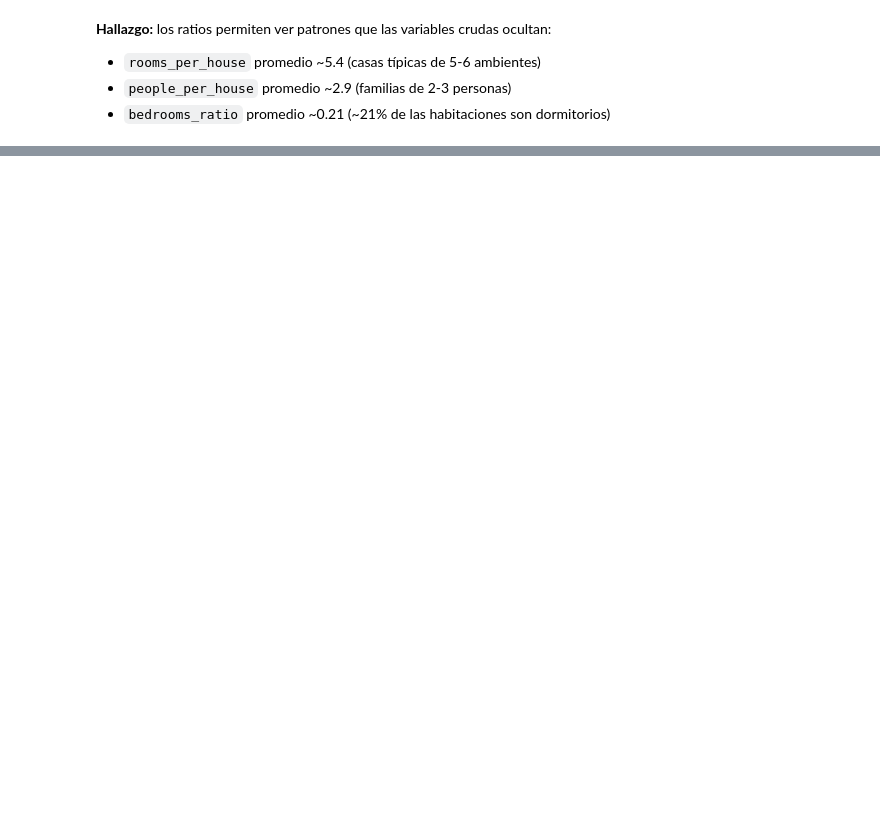
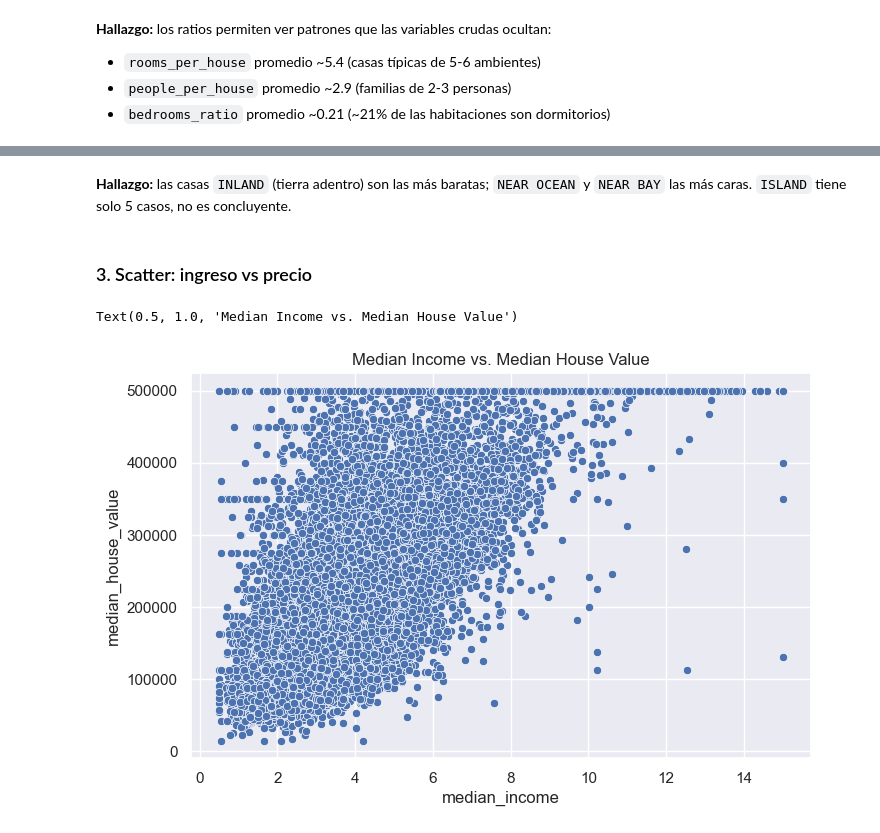
Before and after one commit to katherinevarela775/C1DS-Price_Analysis, a Jupyter notebook: notebooks/house_prices.ipynb, the cells around one changed output, grey strips where cells are left out. Drawn from its saved outputs; the diff is of its cells as text; code cells hidden in the pictures; blank space fills up the shorter version.

```diff
--- a/notebooks/house_prices.ipynb
+++ b/notebooks/house_prices.ipynb
@@ -160,0 +213,11 @@ df[['rooms_per_house', 'people_per_house', 'bedrooms_ratio']].describe()
+# %% [markdown]
+**Hallazgo:** las casas `INLAND` (tierra adentro) son las más baratas; `NEAR OCEAN` y `NEAR BAY` las más caras. `ISLAND` tiene solo 5 casos, no es concluyente.
+# %% [markdown]
+### 3. Scatter: ingreso vs precio
+# %%
+plt.figure(figsize=(8, 5))
+sns.scatterplot(x='median_income', y='median_house_value', data=df)
+plt.title('Median Income vs. Median House Value')
+# %% [output]
+Text(0.5, 1.0, 'Median Income vs. Median House Value')
+[figure, added]
```
Also changed, not shown: parts of 24 cells of this notebook.
